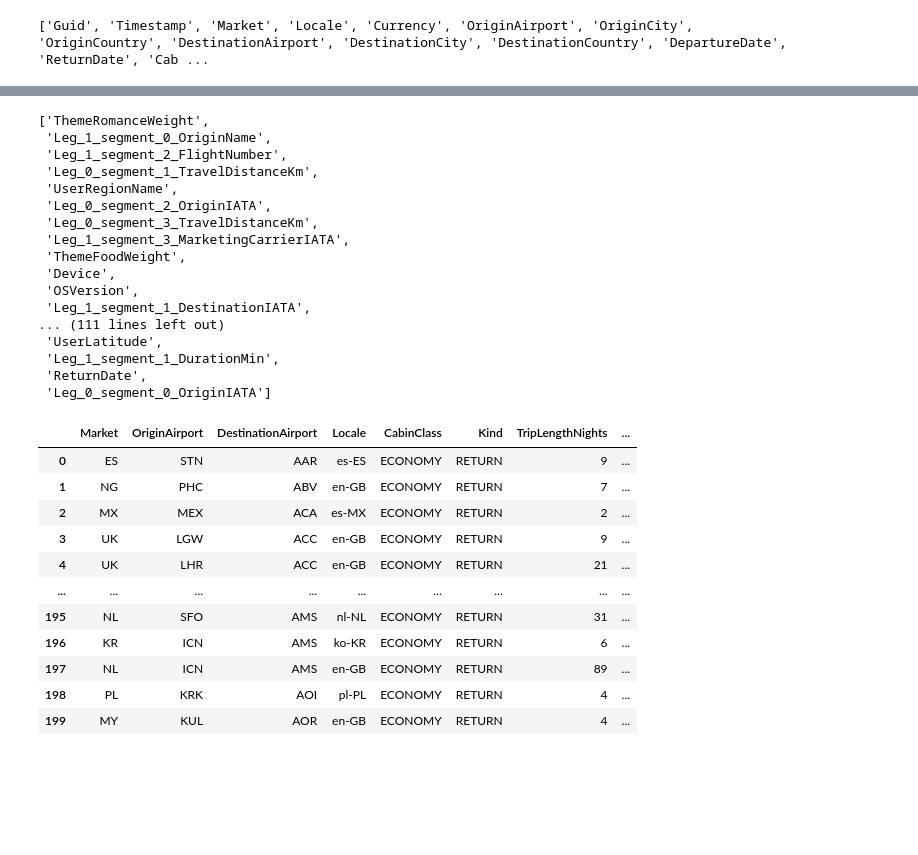
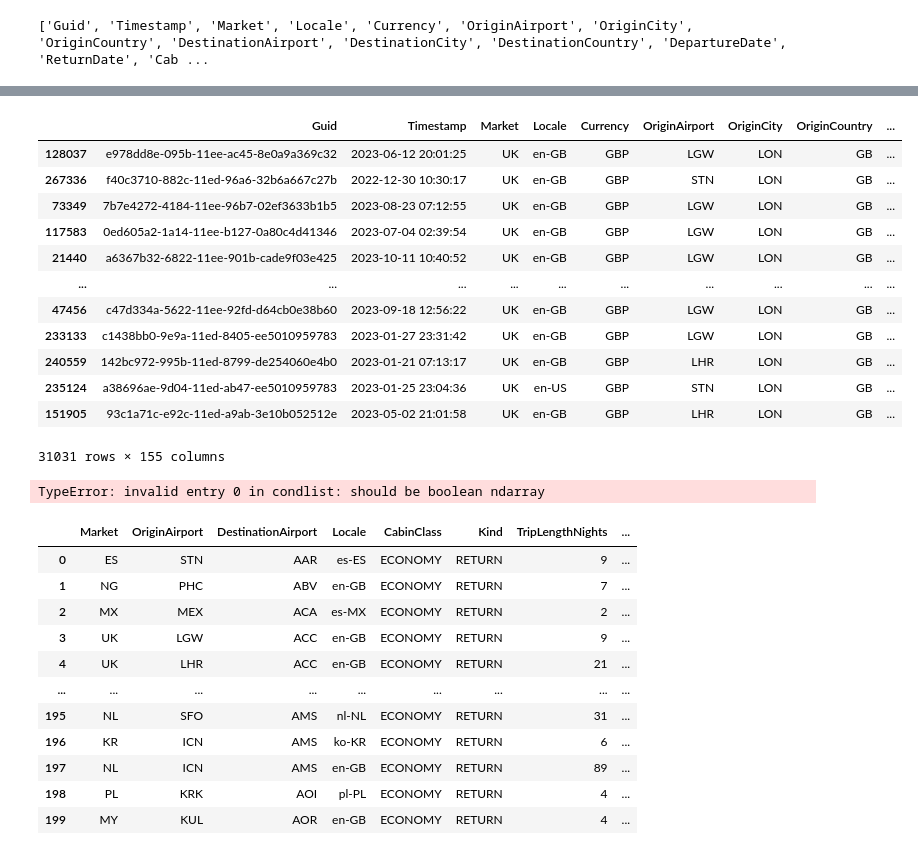
Before and after one commit to LaGenace/OptiFlyAi, a Jupyter notebook: Notebooks/Xavier_EDA_2.ipynb, the cells around one changed output, grey strips where cells are left out. Cells and saved outputs as stored; diff of their text form; code cells hidden in the pictures; blank space fills up the shorter version.

Commit message:
start of score function

```diff
--- a/Notebooks/Xavier_EDA_2.ipynb
+++ b/Notebooks/Xavier_EDA_2.ipynb
@@ -40,3 +25,16 @@ ORDER BY
+# %%
+query= '''SELECT
+    *
+FROM
+    `skyscanner-insights-343713.raw_skyscanner_data_frankfurt.skyscanner_redirect_data_v5`
+WHERE
+    Timestamp BETWEEN DATETIME("2022-11-01") AND DATETIME(DATETIME("2023-10-31"))
+    AND CabinClass = 'ECONOMY'
+    AND OriginCity = 'LON'
+    AND DestinationCity = 'JED'
+ORDER BY
+    Timestamp DESC
+'''
 # %%
 query_job = client.query(query)
 # %%
@@ -92,21 +59,25 @@ all_columns = list(the_data.columns)
-# %%
-remaining_columns = list(set(all_columns) - set(colums_subset))
-remaining_columns
-# %% [output]
-['ThemeRomanceWeight',
- 'Leg_1_segment_0_OriginName',
- 'Leg_1_segment_2_FlightNumber',
- 'Leg_0_segment_1_TravelDistanceKm',
- 'UserRegionName',
- 'Leg_0_segment_2_OriginIATA',
- 'Leg_0_segment_3_TravelDistanceKm',
- 'Leg_1_segment_3_MarketingCarrierIATA',
- 'ThemeFoodWeight',
- 'Device',
- 'OSVersion',
- 'Leg_1_segment_1_DestinationIATA',
-... (111 lines left out)
- 'UserLatitude',
- 'Leg_1_segment_1_DurationMin',
- 'ReturnDate',
- 'Leg_0_segment_0_OriginIATA']
+# %%
+#create new columns:
+# 1. OD_duration
+# 2.
+def create_columns(the_data):
+    #create OD column
+    the_data['OD'] = the_data['OriginCity'] + the_data['DestinationCity']
+
+    # Replace N/A or NaN values with 0 for each relevant column
+    columns_to_check = [
+        'Leg_0_segment_1_DurationMin', 'Leg_0_segment_2_DurationMin', 'Leg_0_segment_3_DurationMin',
+        'Leg_1_segment_1_DurationMin', 'Leg_1_segment_2_DurationMin', 'Leg_1_segment_3_DurationMin'
+    ]
+    for column in columns_to_check:
+        the_data[column] = the_data[column].fillna(0)
+
+    # Calculate the OD_duration
+    the_data['OD_duration'] = \
+        the_data['Leg_0_segment_1_DurationMin']\
+        + the_data['Leg_0_segment_2_DurationMin']\
+        + the_data['Leg_0_segment_3_DurationMin']\
+        + the_data['Leg_1_segment_1_DurationMin']\
+        + the_data['Leg_1_segment_2_DurationMin']\
+        + the_data['Leg_1_segment_3_DurationMin']
+    return the_data
@@ -113,3 +100,23 @@ remaining_columns
+# %%
+create_columns(the_data)
+# %% [output]
+|  | Guid | Timestamp | Market | Locale | Currency | OriginAirport | OriginCity | OriginCountry | ... |
+| 128037 | e978dd8e-095b-11ee-ac45-8e0a9a369c32 | 2023-06-12 20:01:25 | UK | en-GB | GBP | LGW | LON | GB | ... |
+| 267336 | f40c3710-882c-11ed-96a6-32b6a667c27b | 2022-12-30 10:30:17 | UK | en-GB | GBP | STN | LON | GB | ... |
+| 73349 | 7b7e4272-4184-11ee-96b7-02ef3633b1b5 | 2023-08-23 07:12:55 | UK | en-GB | GBP | LGW | LON | GB | ... |
+| 117583 | 0ed605a2-1a14-11ee-b127-0a80c4d41346 | 2023-07-04 02:39:54 | UK | en-GB | GBP | LGW | LON | GB | ... |
+| 21440 | a6367b32-6822-11ee-901b-cade9f03e425 | 2023-10-11 10:40:52 | UK | en-GB | GBP | LGW | LON | GB | ... |
+| ... | ... | ... | ... | ... | ... | ... | ... | ... | ... |
+| 47456 | c47d334a-5622-11ee-92fd-d64cb0e38b60 | 2023-09-18 12:56:22 | UK | en-GB | GBP | LGW | LON | GB | ... |
+| 233133 | c1438bb0-9e9a-11ed-8405-ee5010959783 | 2023-01-27 23:31:42 | UK | en-GB | GBP | LGW | LON | GB | ... |
+| 240559 | 142bc972-995b-11ed-8799-de254060e4b0 | 2023-01-21 07:13:17 | UK | en-GB | GBP | LHR | LON | GB | ... |
+| 235124 | a38696ae-9d04-11ed-ab47-ee5010959783 | 2023-01-25 23:04:36 | UK | en-US | GBP | STN | LON | GB | ... |
+| 151905 | 93c1a71c-e92c-11ed-a9ab-3e10b052512e | 2023-05-02 21:01:58 | UK | en-GB | GBP | LHR | LON | GB | ... |
+31031 rows × 155 columns
+# %%
+the_data['OD_duration_score'] = the_data.groupby('OD')['OD_duration'].transform(calculate_score)
+# %% [output]
+TypeError: invalid entry 0 in condlist: should be boolean ndarray
 # %%
 data_subset = the_data[colums_subset].copy()
 data_subset
```
Also changed, not shown: parts of 10 cells of this notebook.
